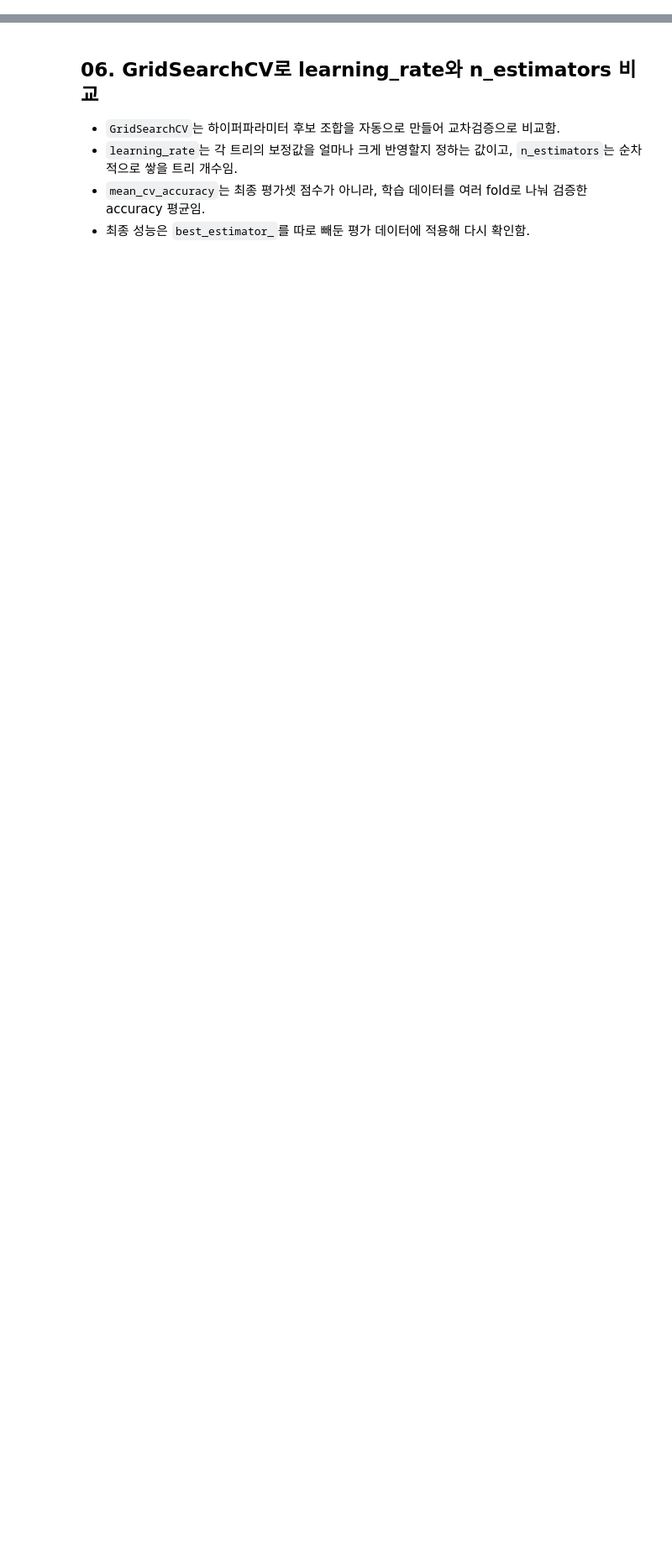
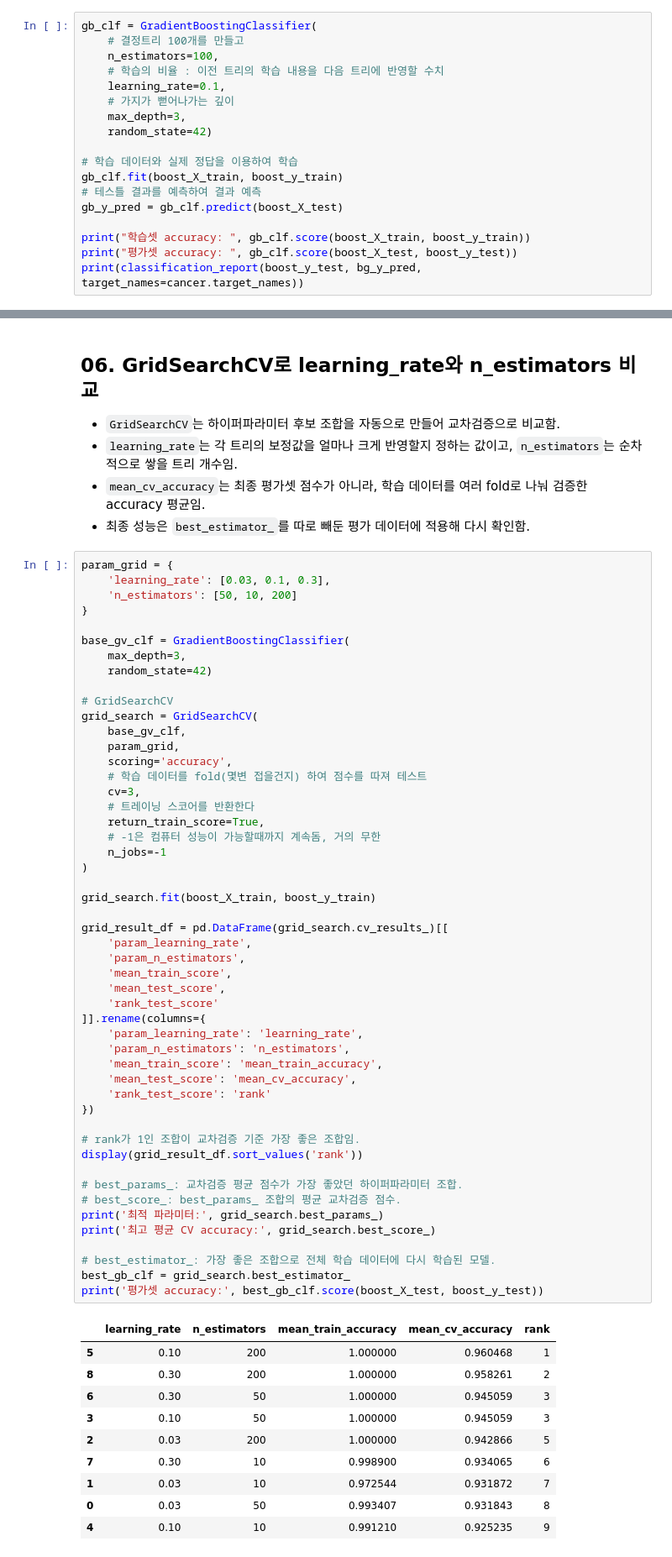
Before and after one commit to RabbitTasteDog-PRO/06_machine_learning, a Jupyter notebook: 05_ensemble/03_boosting.ipynb, the cells around one changed output, grey strips where cells are left out. Shown at 84% size. Cells and saved outputs as stored; diff of their text form; blank space fills up the shorter version.

```diff
--- a/05_ensemble/03_boosting.ipynb
+++ b/05_ensemble/03_boosting.ipynb
@@ -137,0 +249,18 @@ AdaBoost는 깊이 1짜리 트리들을 하나로 합쳐서 하나의 큰 트리
+# %%
+gb_clf = GradientBoostingClassifier(
+    # 결정트리 100개를 만들고
+    n_estimators=100,
+    # 학습의 비율 : 이전 트리의 학습 내용을 다음 트리에 반영할 수치
+    learning_rate=0.1,
+    # 가지가 뻗어나가는 깊이
+    max_depth=3,
+    random_state=42)
+
+# 학습 데이터와 실제 정답을 이용하여 학습
+gb_clf.fit(boost_X_train, boost_y_train)
+# 테스틀 결과를 예측하여 결과 예측
+gb_y_pred = gb_clf.predict(boost_X_test)
+
+print("학습셋 accuracy: ", gb_clf.score(boost_X_train, boost_y_train))
+print("평가셋 accuracy: ", gb_clf.score(boost_X_test, boost_y_test))
+print(classification_report(boost_y_test, bg_y_pred, target_names=cancer.target_names))
@@ -142,3 +282,64 @@ AdaBoost는 깊이 1짜리 트리들을 하나로 합쳐서 하나의 큰 트리
 - `learning_rate`는 각 트리의 보정값을 얼마나 크게 반영할지 정하는 값이고, `n_estimators`는 순차적으로 쌓을 트리 개수임.
 - `mean_cv_accuracy`는 최종 평가셋 점수가 아니라, 학습 데이터를 여러 fold로 나눠 검증한 accuracy 평균임.
 - 최종 성능은 `best_estimator_`를 따로 빼둔 평가 데이터에 적용해 다시 확인함.
+# %%
+param_grid = {
+    'learning_rate': [0.03, 0.1, 0.3],
+    'n_estimators': [50, 10, 200]
+}
+
+base_gv_clf = GradientBoostingClassifier(
+    max_depth=3,
+    random_state=42)
+
+# GridSearchCV
+grid_search = GridSearchCV(
+    base_gv_clf,
+    param_grid,
+    scoring='accuracy',
+    # 학습 데이터를 fold(몇변 접을건지) 하여 점수를 따져 테스트
+    cv=3,
+    # 트레이닝 스코어를 반환한다
+    return_train_score=True,
+    # -1은 컴퓨터 성능이 가능할때까지 계속돔, 거의 무한
+    n_jobs=-1
+)
+
+grid_search.fit(boost_X_train, boost_y_train)
+
+grid_result_df = pd.DataFrame(grid_search.cv_results_)[[
+    'param_learning_rate',
+    'param_n_estimators',
+    'mean_train_score',
+    'mean_test_score',
+    'rank_test_score'
+]].rename(columns={
+    'param_learning_rate': 'learning_rate',
+    'param_n_estimators': 'n_estimators',
+    'mean_train_score': 'mean_train_accuracy',
+    'mean_test_score': 'mean_cv_accuracy',
+    'rank_test_score': 'rank'
+})
+
+# rank가 1인 조합이 교차검증 기준 가장 좋은 조합임.
+display(grid_result_df.sort_values('rank'))
+
+# best_params_: 교차검증 평균 점수가 가장 좋았던 하이퍼파라미터 조합.
+# best_score_: best_params_ 조합의 평균 교차검증 점수.
+print('최적 파라미터:', grid_search.best_params_)
+print('최고 평균 CV accuracy:', grid_search.best_score_)
+
+# best_estimator_: 가장 좋은 조합으로 전체 학습 데이터에 다시 학습된 모델.
+best_gb_clf = grid_search.best_estimator_
+print('평가셋 accuracy:', best_gb_clf.score(boost_X_test, boost_y_test))
+# %% [output]
+|  | learning_rate | n_estimators | mean_train_accuracy | mean_cv_accuracy | rank |
+| 5 | 0.10 | 200 | 1.000000 | 0.960468 | 1 |
+| 8 | 0.30 | 200 | 1.000000 | 0.958261 | 2 |
+| 6 | 0.30 | 50 | 1.000000 | 0.945059 | 3 |
+| 3 | 0.10 | 50 | 1.000000 | 0.945059 | 3 |
+| 2 | 0.03 | 200 | 1.000000 | 0.942866 | 5 |
+| 7 | 0.30 | 10 | 0.998900 | 0.934065 | 6 |
+| 1 | 0.03 | 10 | 0.972544 | 0.931872 | 7 |
+| 0 | 0.03 | 50 | 0.993407 | 0.931843 | 8 |
+| 4 | 0.10 | 10 | 0.991210 | 0.925235 | 9 |
```
Also changed, not shown: parts of 9 cells of this notebook.
